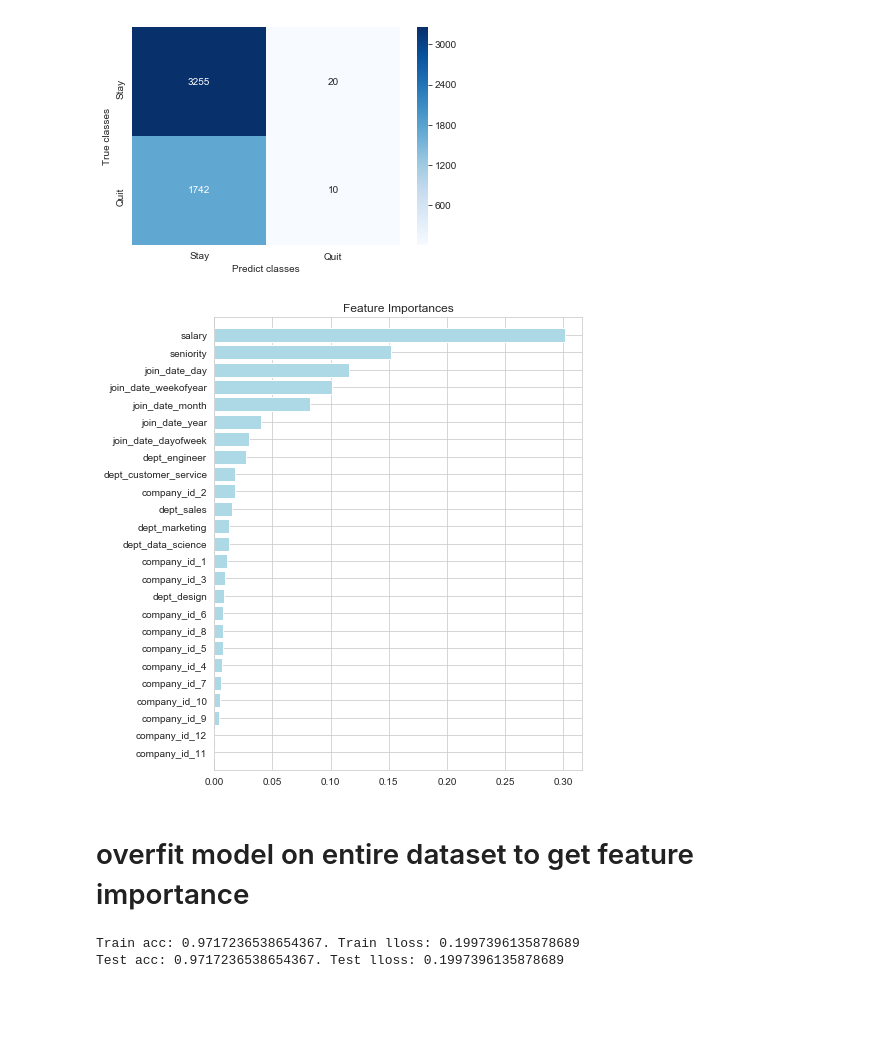
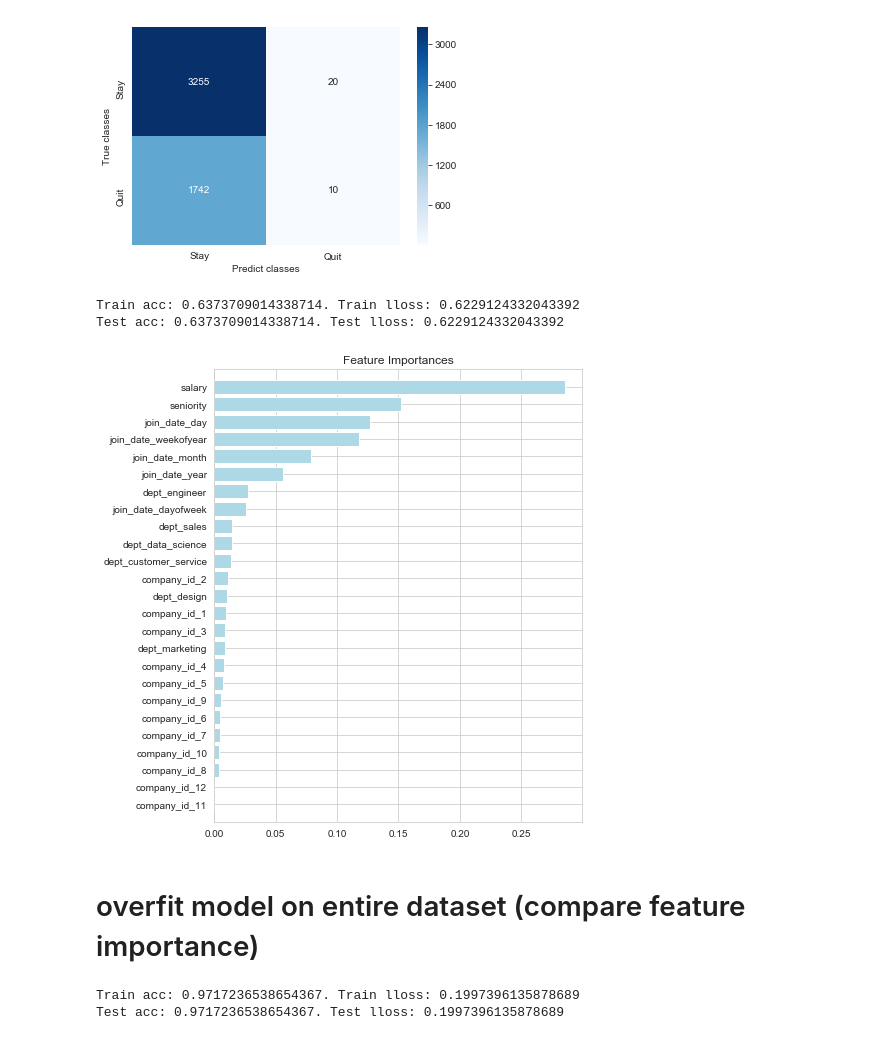
Before and after one commit to anhquan0412/pandas_practice, a Jupyter notebook: retention_ml.ipynb, the cells around one changed output. Drawn from its saved outputs; the diff is of its cells as text; code cells hidden in the pictures; blank space fills up the shorter version.

Commit message:
add 2-years employment model (for comparison)

```diff
--- a/retention_ml.ipynb
+++ b/retention_ml.ipynb
@@ -55,7 +55,7 @@ def prepare_data_RF(employment_time,dummies=True,max_year=2015):
     if employment_time>1:
         df.drop(df[df.class_label.between(1,employment_time-1)].index,inplace=True)
     df.loc[df.class_label!=employment_time,'class_label'] = 0
-
+    df.loc[df.class_label==employment_time,'class_label'] = 1
     df = df.reset_index(drop=True)
     y=df.class_label.astype(np.int8)
 
@@ -300,11 +296,14 @@ plot_confusion_matrix(y_test,y_pred)
 # %% [output]
 [figure]
 # %%
+rf = train_rf(X,y,X,y,clf.best_params_)
 plot_feature_importances_rf(rf.feature_importances_,X.columns.values,figsize=(7,7))
 # %% [output]
+Train acc: 0.6373709014338714. Train lloss: 0.6229124332043392
+Test acc: 0.6373709014338714. Test lloss: 0.6229124332043392
-[figure, old version]
+[figure, new version]
 # %% [markdown]
-# overfit model on entire dataset to get feature importance
+# overfit model on entire dataset (compare feature importance)
 # %%
 rf = train_rf(X,y,X,y,{})
 # %% [output]
```
Also changed, not shown: parts of 9 cells of this notebook.
